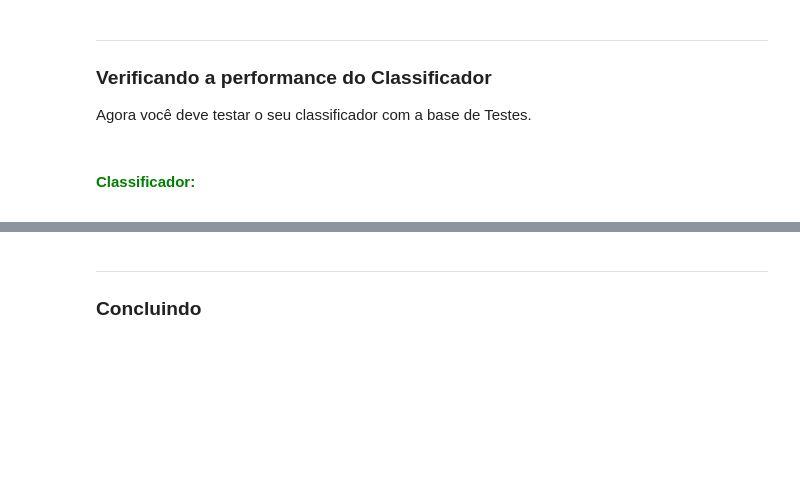
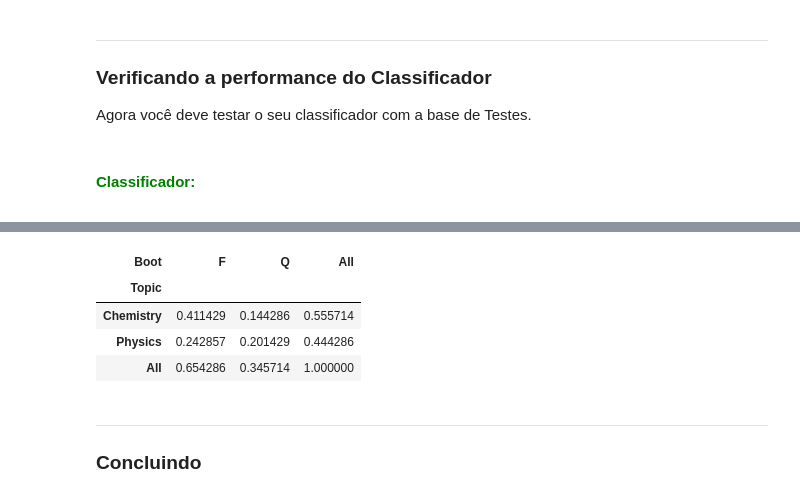
Before and after one commit to laisacamilly/Projeto-1, a Jupyter notebook: Projeto1 Template_vff(1).ipynb, the cells around one changed output, grey strips where cells are left out. Cells and saved outputs as stored; diff of their text form; code cells hidden in the pictures; blank space fills up the shorter version.

```diff
--- a/Projeto1 Template_vff(1).ipynb
+++ b/Projeto1 Template_vff(1).ipynb
@@ -239,16 +208,23 @@ teste
 # %%
+'''resultado = []
+for frase in treino['Comment']: #pegou a lista coluna toda de comentários.
+    frase_dado_F = 1
+    frase_dado_Q = 1
+    classifica = []
 
+    for palavra in limpeza(frase).split(): #pegou cada frase de cada linha.
+        if palavra in tab_fis_rel:
+            frase_dado_F *= tab_fis_rel[palavra]
+        elif palavra in tab_qui_rel:
+            frase_dado_Q *= tab_qui_rel[palavra]
 
+    classifica.append(frase_dado_F)
+    classifica.append(frase_dado_Q)
+    classifica = sorted(classifica, reverse=True)
 
-
-
-
-# Loop para o livro de quimica: -------------
-#for frase in teste['Comment']: #pegou a lista coluna toda de comentários.
- #   frase_dado_Q = 1
-  #  for palavra in limpeza(frase).split(): #pegou cada frase de cada linha.
-   #     if palavra in tab_qui:
-    #        frase_dado_Q *= tab_qui[palavra]
-     #       class_qui.append(palavra)
+    if classifica[0] == frase_dado_F:
+        resultado.append("F")
+    else:
+        resultado.append("Q")'''
 # %%
 # aplicando no datafreme teste
@@ -266,3 +238,14 @@ verificacao
+# %%
+treino['Boot'] = resultado
+
+verificacao = pd.crosstab(treino.Topic,treino.Boot, normalize= True, margins=True )
+verificacao
+# %% [output]
+| Boot | F | Q | All |
+| Topic |  |  |  |
+| Chemistry | 0.411429 | 0.144286 | 0.555714 |
+| Physics | 0.242857 | 0.201429 | 0.444286 |
+| All | 0.654286 | 0.345714 | 1.000000 |
 # %% [markdown]
 ___
 ### Concluindo
```
Also changed, not shown: parts of 12 cells of this notebook.
